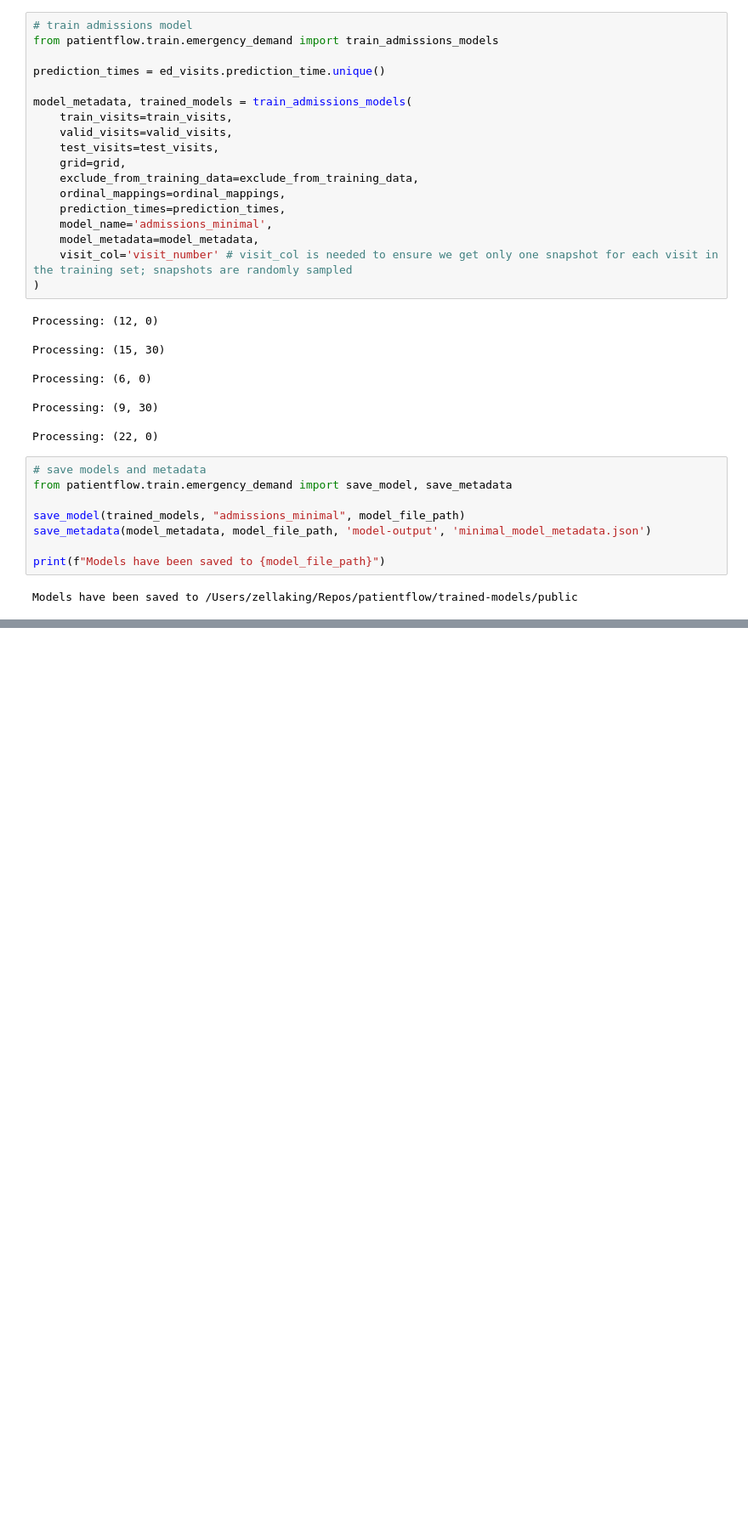
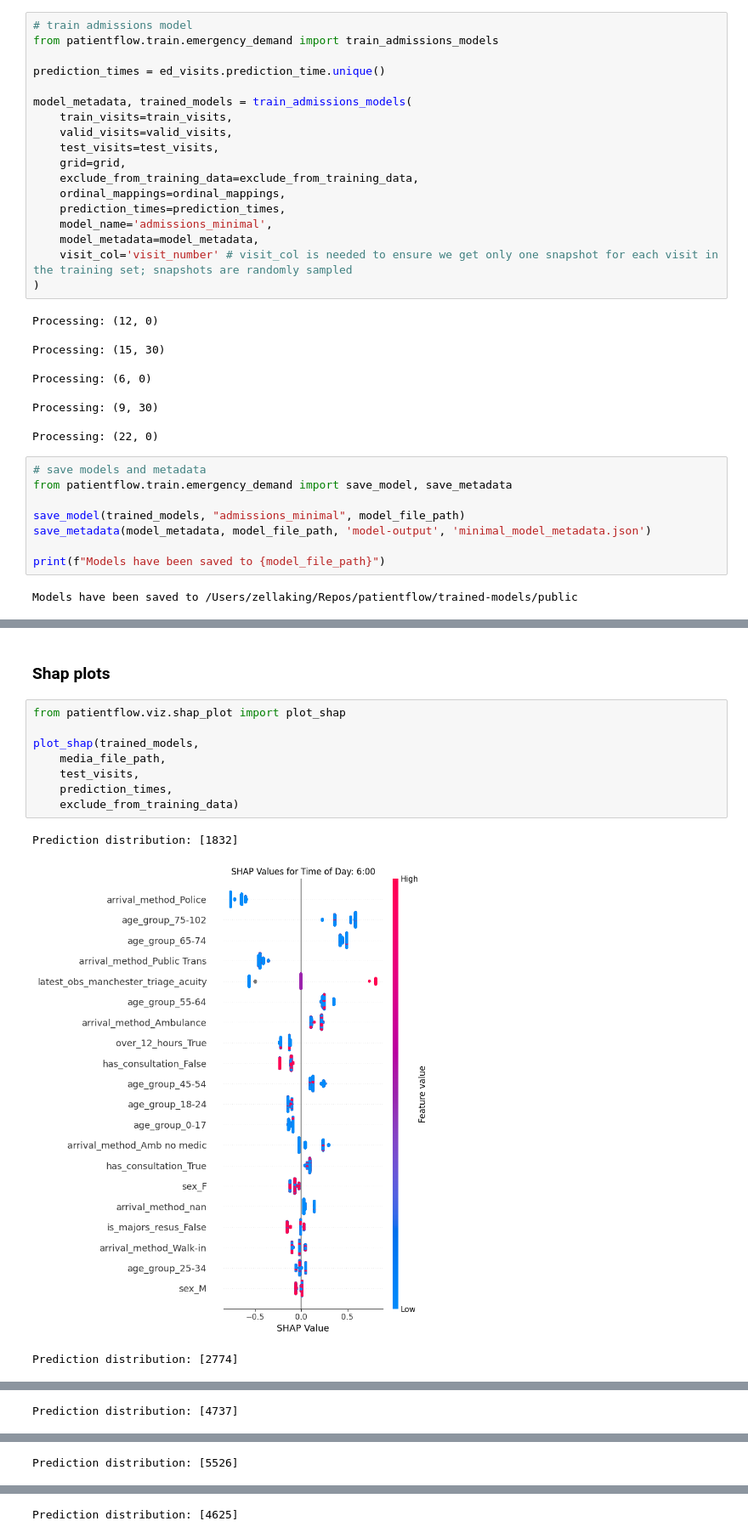
Before and after one commit to zmek/patientflow, a Jupyter notebook: notebooks/4e_Predict_probabiity_of_admission_using_minimal_data.ipynb, the cells around one changed output, grey strips where cells are left out. Shown at 85% size. Cells and saved outputs as stored; diff of their text form; blank space fills up the shorter version.

```diff
--- a/notebooks/4e_Predict_probabiity_of_admission_using_minimal_data.ipynb
+++ b/notebooks/4e_Predict_probabiity_of_admission_using_minimal_data.ipynb
@@ -243,0 +309,14 @@ ModelLoadError: Model named ed_admission_1200_1530 not found at path: /Users/zel
+# %% [markdown]
+### Shap plots
+# %%
+from patientflow.viz.shap_plot import plot_shap
+
+plot_shap(trained_models,
+    media_file_path,
+    test_visits,
+    prediction_times,
+    exclude_from_training_data)
+# %% [output]
+Prediction distribution: [1832]
+[figure, added]
+Prediction distribution: [2774]
@@ -243,0 +324 @@ ModelLoadError: Model named ed_admission_1200_1530 not found at path: /Users/zel
+Prediction distribution: [4737]
@@ -243,0 +326 @@ ModelLoadError: Model named ed_admission_1200_1530 not found at path: /Users/zel
+Prediction distribution: [5526]
@@ -243,0 +328 @@ ModelLoadError: Model named ed_admission_1200_1530 not found at path: /Users/zel
+Prediction distribution: [4625]
```
Also changed, not shown: parts of 13 cells of this notebook, 6 other files.
